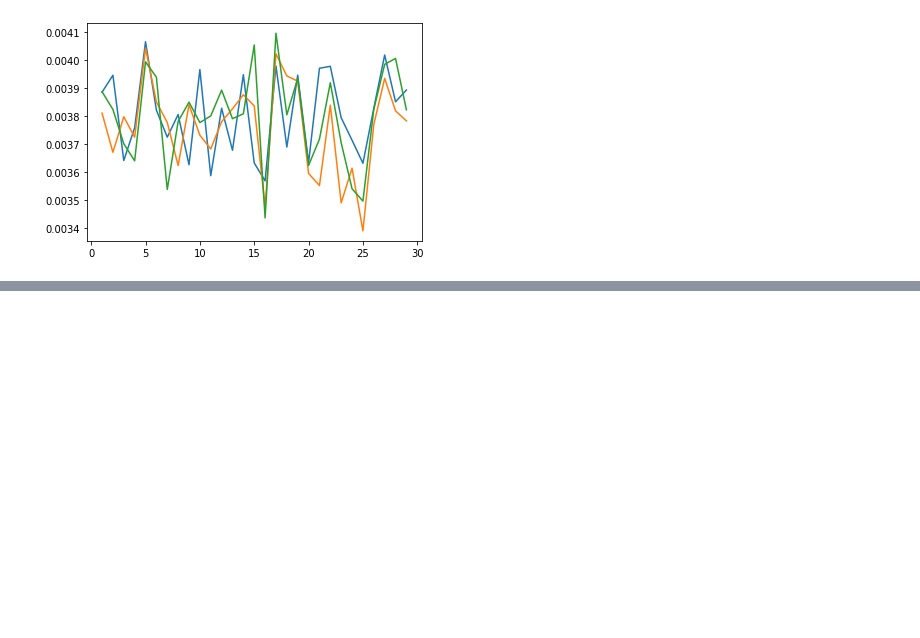
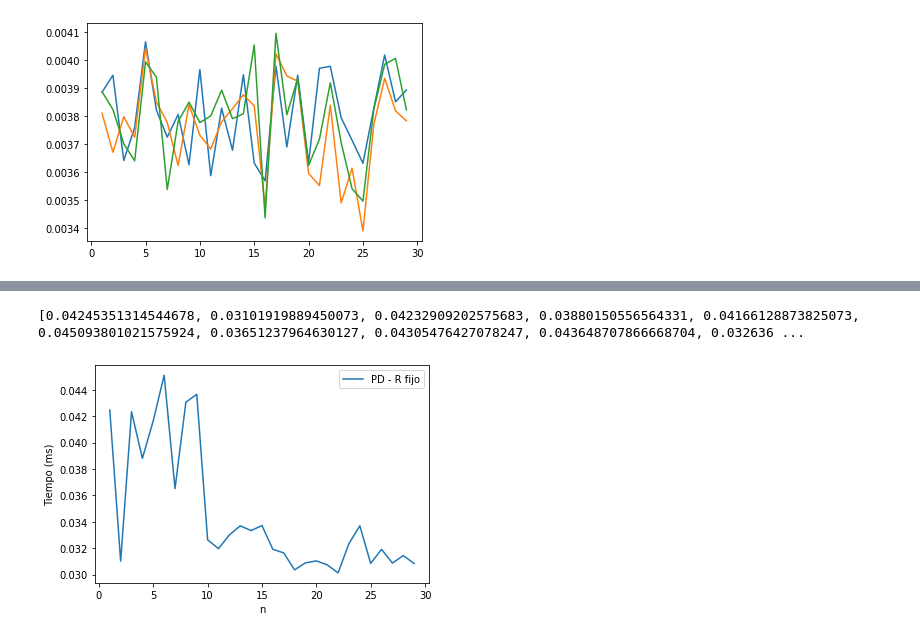
Before and after one commit to stmatias/Algoritmos-y-Estructuras-de-Datos-III---TP1, a Jupyter notebook: Notebooks/Experimentacion.ipynb, the cells around one changed output, grey strips where cells are left out. Drawn from its saved outputs; the diff is of its cells as text; code cells hidden in the pictures; blank space fills up the shorter version.

```diff
--- a/Notebooks/Experimentacion.ipynb
+++ b/Notebooks/Experimentacion.ipynb
@@ -192,0 +239,18 @@ plt.show()
+# %%
+def experimentPDRFijo(ns,k,path):
+
+    times = []
+
+    for i in ns:
+        timeAccPD = 0
+        for j in range(k):
+
+            print(("./../ejec ./../" + path + "{}--{}.in PD").format(i, j))
+            for i in np.arange(1, 100):
+                start = time.time()
+                os.system(("./../ejec ./../" + path + "{}--{}.in PD").format(i, j))
+                timeAccPD += time.time() - start
+            times.append(timeAccPD/100)
+            print(timeAccPD/100)
+
+    return times
@@ -192,0 +275,4 @@ plt.show()
+# %%
+os.system("g++ -std=c++11 ../src/main.cpp -o ../ejec")
+rFijo = experimentPDRFijo(np.arange(1, 30),1,"Instancias/ProgDin/Rfijo/")
+nFijo = experimentPDNFijo(np.arange(100, 1500, 50),30,"Instancias/ProgDin/Nfijo/")
@@ -192,0 +297,18 @@ plt.show()
+# %%
+print(rFijo)
+
+cotaPD = []
+for i in np.arange(1, 30):
+    cotaPD.append(i*300*0.0000085)
+
+plt.plot(np.arange(1, 30),rFijo,label = "PD - R fijo")
+#plt.plot(np.arange(1, 30),cotaPD, label = "PD teorico")
+
+plt.xlabel("n")
+plt.ylabel("Tiempo (ms)")
+
+plt.legend()
+plt.show()
+# %% [output]
+[0.04245351314544678, 0.03101919889450073, 0.04232909202575683, 0.03880150556564331, 0.04166128873825073, 0.045093801021575924, 0.03651237964630127, 0.04305476427078247, 0.043648707866668704, 0.032636 ...
+[figure, added]
```
Also changed, not shown: parts of 14 cells of this notebook, 57 other files.
